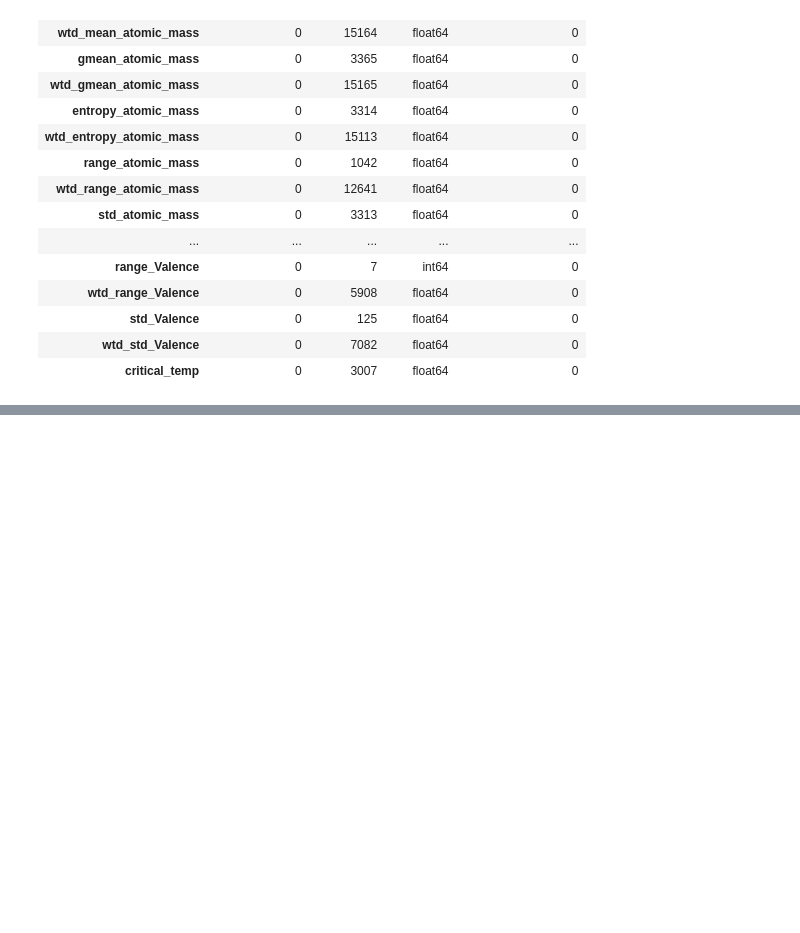
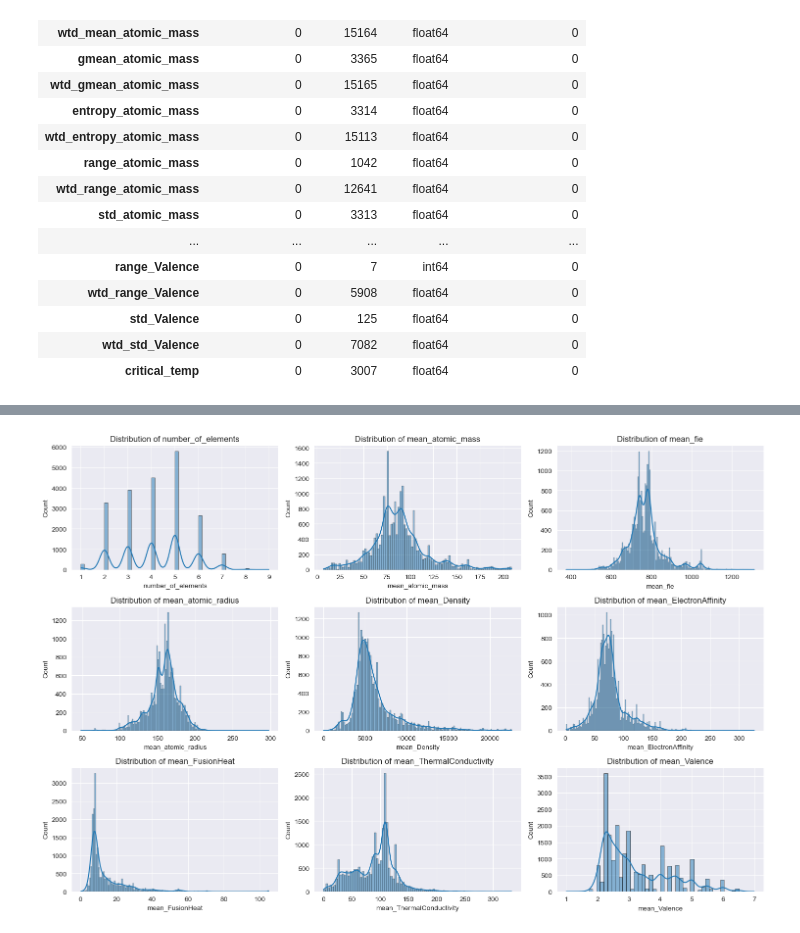
Before and after one commit to MohdSharik99/Predicting_critical_temperature_of_supeconductors, a Jupyter notebook: Experiments.ipynb, the cells around one changed output, grey strips where cells are left out. Drawn from its saved outputs; the diff is of its cells as text; code cells hidden in the pictures; blank space fills up the shorter version.

```diff
--- a/Experiments.ipynb
+++ b/Experiments.ipynb
@@ -93,0 +117,28 @@ plt.show()
+# %%
+# Selecting above variables in a list
+
+element_properties = ['number_of_elements','mean_atomic_mass', 'mean_fie', 'mean_atomic_radius', 'mean_Density',
+                      'mean_ElectronAffinity', 'mean_FusionHeat', 'mean_ThermalConductivity',
+                      'mean_Valence']
+# %%
+
+# Create the subplots
+sns.set_style('darkgrid')
+fig, ax = plt.subplots(3, 3, figsize=(15, 10))
+
+# Flatten the axes array for easy iteration
+ax_flat = ax.flatten()
+
+# Iterate over each element property and corresponding axis
+for property_name, axis in zip(element_properties, ax_flat):
+    sns.histplot(data=df, x=property_name, kde=True, ax=axis, edgecolor='black')
+    axis.set_title(f'Distribution of {property_name}')
+
+# Hide empty subplots if any
+for axis in ax_flat[len(element_properties):]:
+    axis.axis('off')
+
+plt.tight_layout()
+plt.show()
+# %% [output]
+[figure, added]
```
Also changed, not shown: parts of 10 cells of this notebook.
